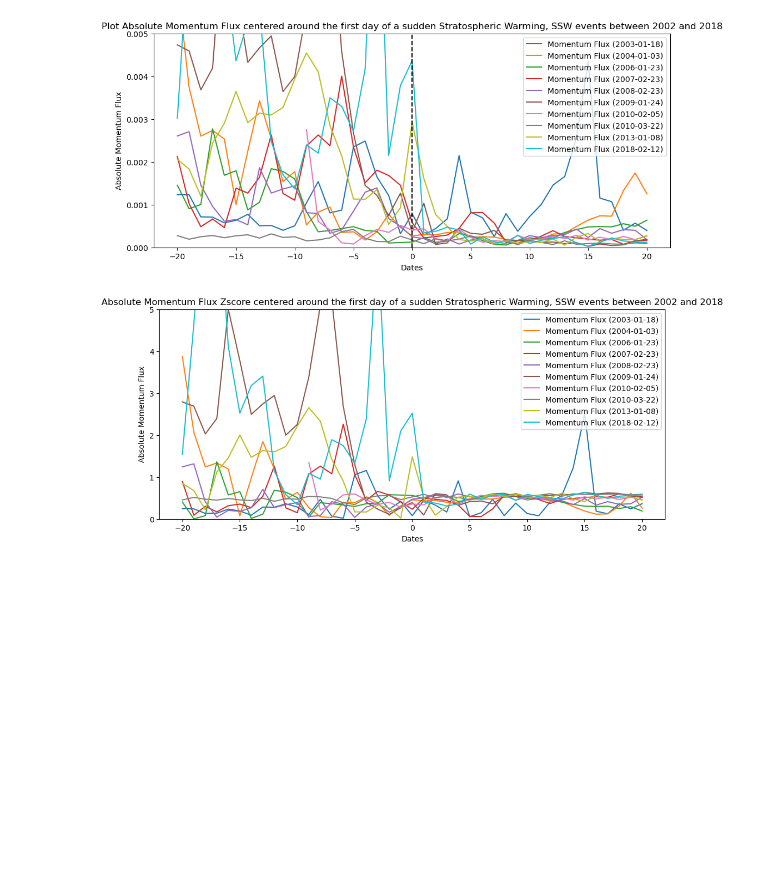
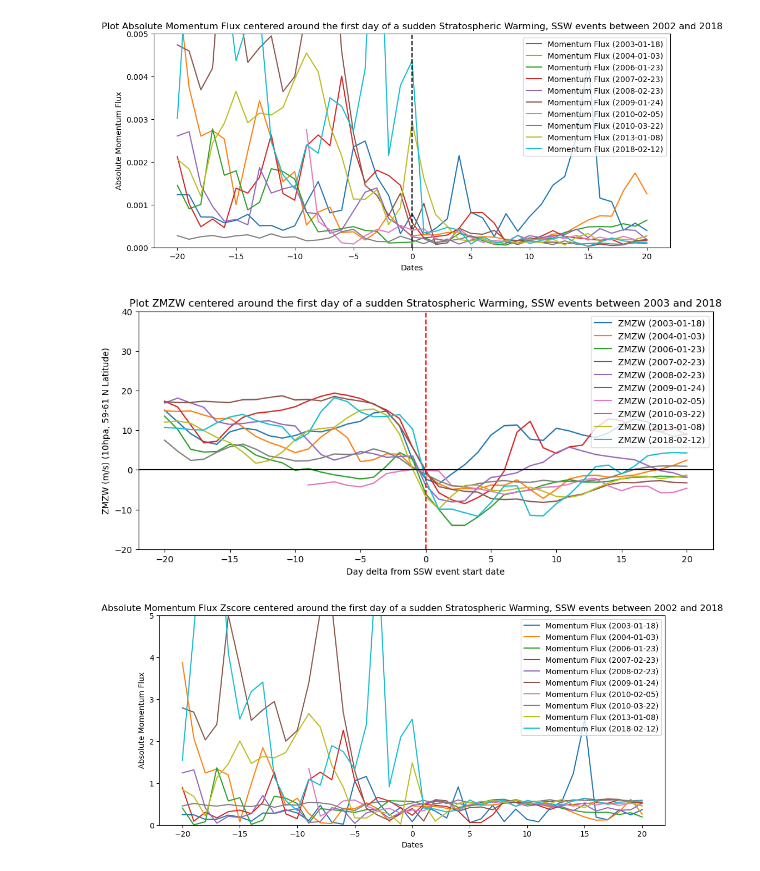
Before and after one commit to jonyjesus18/final-year-proj, a Jupyter notebook: var_zmzw_gw.ipynb, the cells around one changed output. Drawn from its saved outputs; the diff is of its cells as text; code cells hidden in the pictures; blank space fills up the shorter version.

```diff
--- a/var_zmzw_gw.ipynb
+++ b/var_zmzw_gw.ipynb
@@ -121,6 +120,36 @@ plt.legend(loc='upper right')
 plt.show()
 # %% [output]
 [figure]
+# %%
+import matplotlib.pyplot as plt
+
+df = df_all
+
+df_grouped = df.groupby('central_date')
+
+fig, ax1 = plt.subplots(figsize=(12, 5))
+
+for year, dataframe in df_grouped:
+    ax1.plot(dataframe['t_delta'], dataframe['wind_eastward_mean_cos'], label=f'ZMZW ({year})')
+
+# Set the axis labels and titles
+ax1.set_xlabel('Day delta from SSW event start date')
+ax1.set_ylabel('ZMZW (m/s) (10hpa, 59-61 N Latitude)')
+ax1.set_ylim([-20, 40])
+ax1.tick_params(axis='y')
+
+# add vertical line at t_delta = 0
+ax1.axvline(x=0, color='red', linestyle='--')
+
+# add horizontal line at y=0
+ax1.axhline(y=0, color='black', linestyle='-')
+
+plt.title('Plot ZMZW centered around the first day of a sudden Stratospheric Warming, SSW events between 2003 and 2018')
+plt.legend(loc='upper right')
+
+plt.show()
+# %% [output]
+[figure, added]
 # %%
 # =================================================================================================
 # Plot absolute Zscore of momentum flux with Matplotlib
```
Also changed, not shown: parts of 1 cell of this notebook, 6 other files.
